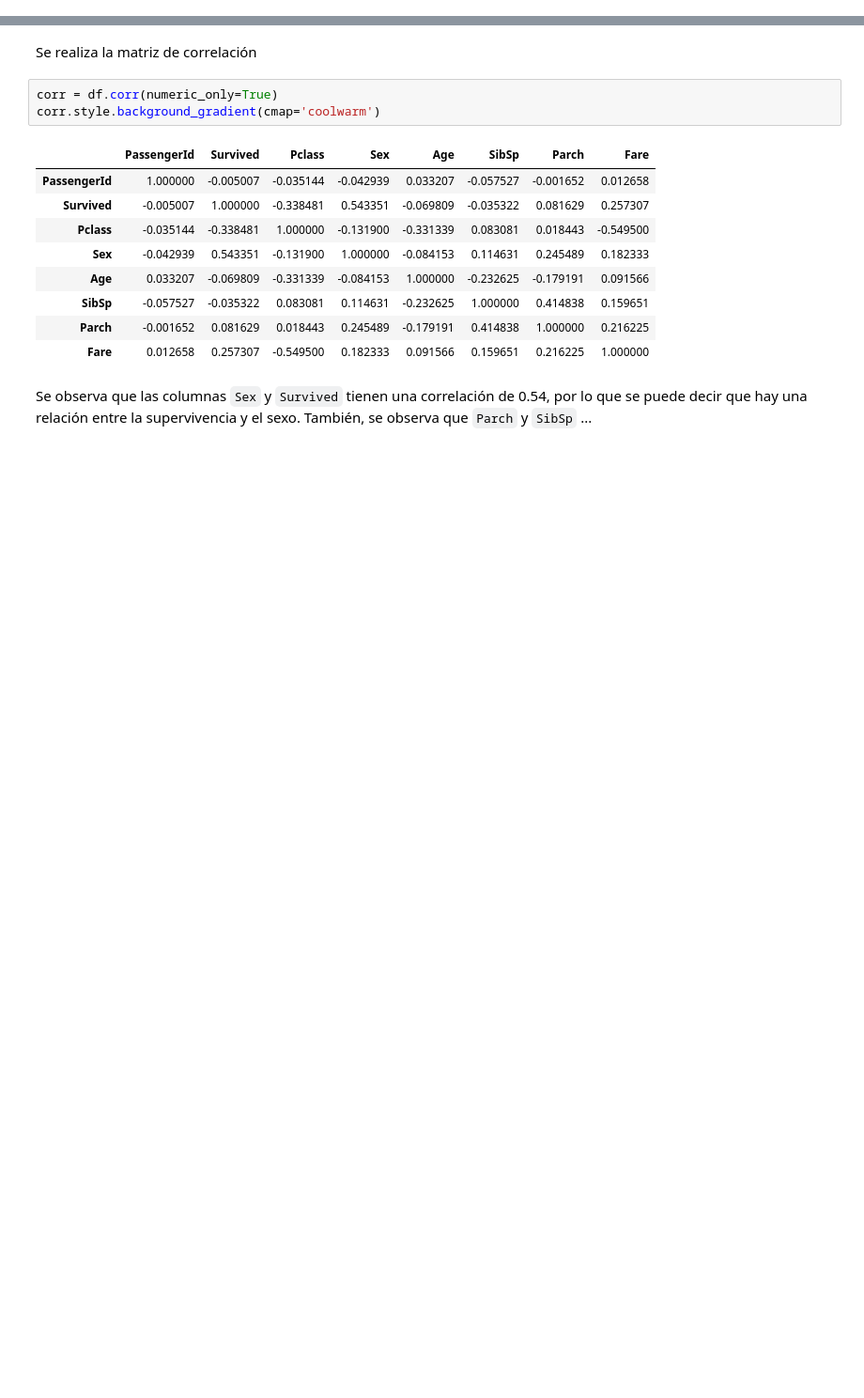
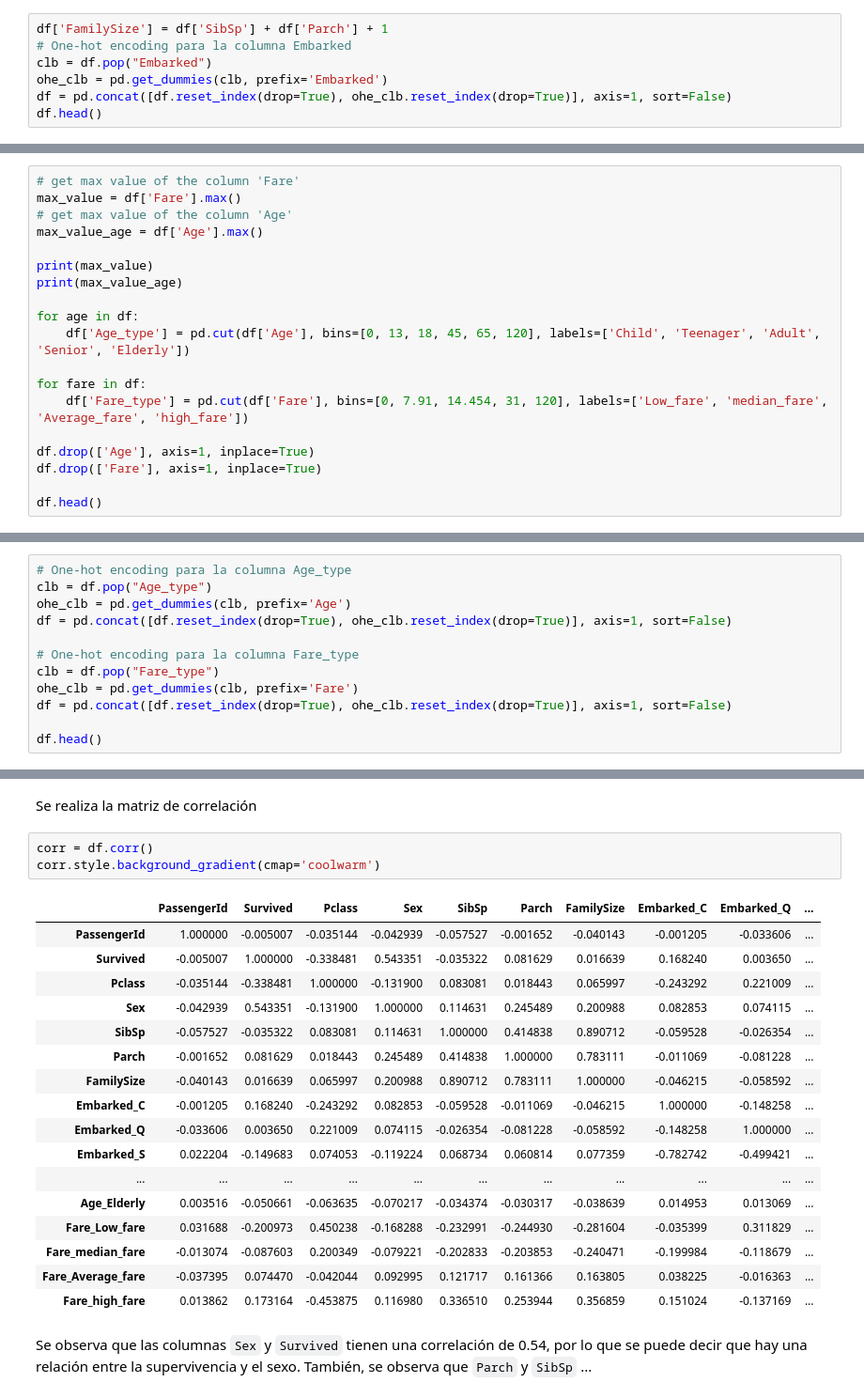
Before and after one commit to Sergimayol/Practica-2-IA, a Jupyter notebook: main.ipynb, the cells around one changed output, grey strips where cells are left out. Shown at 94% size. Drawn from its saved outputs; the diff is of its cells as text; blank space fills up the shorter version.

```diff
--- a/main.ipynb
+++ b/main.ipynb
@@ -161,0 +164,7 @@ df.head()
+# %%
+df['FamilySize'] = df['SibSp'] + df['Parch'] + 1
+# One-hot encoding para la columna Embarked
+clb = df.pop("Embarked")
+ohe_clb = pd.get_dummies(clb, prefix='Embarked')
+df = pd.concat([df.reset_index(drop=True), ohe_clb.reset_index(drop=True)], axis=1, sort=False)
+df.head()
@@ -161,0 +191,19 @@ df.head()
+# %%
+# get max value of the column 'Fare'
+max_value = df['Fare'].max()
+# get max value of the column 'Age'
+max_value_age = df['Age'].max()
+
+print(max_value)
+print(max_value_age)
+
+for age in df:
+    df['Age_type'] = pd.cut(df['Age'], bins=[0, 13, 18, 45, 65, 120], labels=['Child', 'Teenager', 'Adult', 'Senior', 'Elderly'])
+
+for fare in df:
+    df['Fare_type'] = pd.cut(df['Fare'], bins=[0, 7.91, 14.454, 31, 120], labels=['Low_fare', 'median_fare', 'Average_fare', 'high_fare'])
+
+df.drop(['Age'], axis=1, inplace=True)
+df.drop(['Fare'], axis=1, inplace=True)
+
+df.head()
@@ -161,0 +219,12 @@ df.head()
+# %%
+# One-hot encoding para la columna Age_type
+clb = df.pop("Age_type")
+ohe_clb = pd.get_dummies(clb, prefix='Age')
+df = pd.concat([df.reset_index(drop=True), ohe_clb.reset_index(drop=True)], axis=1, sort=False)
+
+# One-hot encoding para la columna Fare_type
+clb = df.pop("Fare_type")
+ohe_clb = pd.get_dummies(clb, prefix='Fare')
+df = pd.concat([df.reset_index(drop=True), ohe_clb.reset_index(drop=True)], axis=1, sort=False)
+
+df.head()
@@ -162,17 +239,25 @@ df.head()
 # %% [markdown]
 Se realiza la matriz de correlación
 # %%
-corr = df.corr(numeric_only=True)
+corr = df.corr()
 corr.style.background_gradient(cmap='coolwarm')
 # %% [output]
-|  | PassengerId | Survived | Pclass | Sex | Age | SibSp | Parch | Fare |
-| PassengerId | 1.000000 | -0.005007 | -0.035144 | -0.042939 | 0.033207 | -0.057527 | -0.001652 | 0.012658 |
-| Survived | -0.005007 | 1.000000 | -0.338481 | 0.543351 | -0.069809 | -0.035322 | 0.081629 | 0.257307 |
-| Pclass | -0.035144 | -0.338481 | 1.000000 | -0.131900 | -0.331339 | 0.083081 | 0.018443 | -0.549500 |
-| Sex | -0.042939 | 0.543351 | -0.131900 | 1.000000 | -0.084153 | 0.114631 | 0.245489 | 0.182333 |
-| Age | 0.033207 | -0.069809 | -0.331339 | -0.084153 | 1.000000 | -0.232625 | -0.179191 | 0.091566 |
-| SibSp | -0.057527 | -0.035322 | 0.083081 | 0.114631 | -0.232625 | 1.000000 | 0.414838 | 0.159651 |
-| Parch | -0.001652 | 0.081629 | 0.018443 | 0.245489 | -0.179191 | 0.414838 | 1.000000 | 0.216225 |
-| Fare | 0.012658 | 0.257307 | -0.549500 | 0.182333 | 0.091566 | 0.159651 | 0.216225 | 1.000000 |
+|  | PassengerId | Survived | Pclass | Sex | SibSp | Parch | FamilySize | Embarked_C | Embarked_Q | ... |
+| PassengerId | 1.000000 | -0.005007 | -0.035144 | -0.042939 | -0.057527 | -0.001652 | -0.040143 | -0.001205 | -0.033606 | ... |
+| Survived | -0.005007 | 1.000000 | -0.338481 | 0.543351 | -0.035322 | 0.081629 | 0.016639 | 0.168240 | 0.003650 | ... |
+| Pclass | -0.035144 | -0.338481 | 1.000000 | -0.131900 | 0.083081 | 0.018443 | 0.065997 | -0.243292 | 0.221009 | ... |
+| Sex | -0.042939 | 0.543351 | -0.131900 | 1.000000 | 0.114631 | 0.245489 | 0.200988 | 0.082853 | 0.074115 | ... |
+| SibSp | -0.057527 | -0.035322 | 0.083081 | 0.114631 | 1.000000 | 0.414838 | 0.890712 | -0.059528 | -0.026354 | ... |
+| Parch | -0.001652 | 0.081629 | 0.018443 | 0.245489 | 0.414838 | 1.000000 | 0.783111 | -0.011069 | -0.081228 | ... |
+| FamilySize | -0.040143 | 0.016639 | 0.065997 | 0.200988 | 0.890712 | 0.783111 | 1.000000 | -0.046215 | -0.058592 | ... |
+| Embarked_C | -0.001205 | 0.168240 | -0.243292 | 0.082853 | -0.059528 | -0.011069 | -0.046215 | 1.000000 | -0.148258 | ... |
+| Embarked_Q | -0.033606 | 0.003650 | 0.221009 | 0.074115 | -0.026354 | -0.081228 | -0.058592 | -0.148258 | 1.000000 | ... |
+| Embarked_S | 0.022204 | -0.149683 | 0.074053 | -0.119224 | 0.068734 | 0.060814 | 0.077359 | -0.782742 | -0.499421 | ... |
+| ... | ... | ... | ... | ... | ... | ... | ... | ... | ... | ... |
+| Age_Elderly | 0.003516 | -0.050661 | -0.063635 | -0.070217 | -0.034374 | -0.030317 | -0.038639 | 0.014953 | 0.013069 | ... |
+| Fare_Low_fare | 0.031688 | -0.200973 | 0.450238 | -0.168288 | -0.232991 | -0.244930 | -0.281604 | -0.035399 | 0.311829 | ... |
+| Fare_median_fare | -0.013074 | -0.087603 | 0.200349 | -0.079221 | -0.202833 | -0.203853 | -0.240471 | -0.199984 | -0.118679 | ... |
+| Fare_Average_fare | -0.037395 | 0.074470 | -0.042044 | 0.092995 | 0.121717 | 0.161366 | 0.163805 | 0.038225 | -0.016363 | ... |
+| Fare_high_fare | 0.013862 | 0.173164 | -0.453875 | 0.116980 | 0.336510 | 0.253944 | 0.356859 | 0.151024 | -0.137169 | ... |
 # %% [markdown]
 Se observa que las columnas `Sex` y `Survived` tienen una correlación de 0.54, por lo que se puede decir que hay una relación entre la supervivencia y el sexo. También, se observa que `Parch` y `SibSp` ...
```
Also changed, not shown: parts of 29 cells of this notebook.
